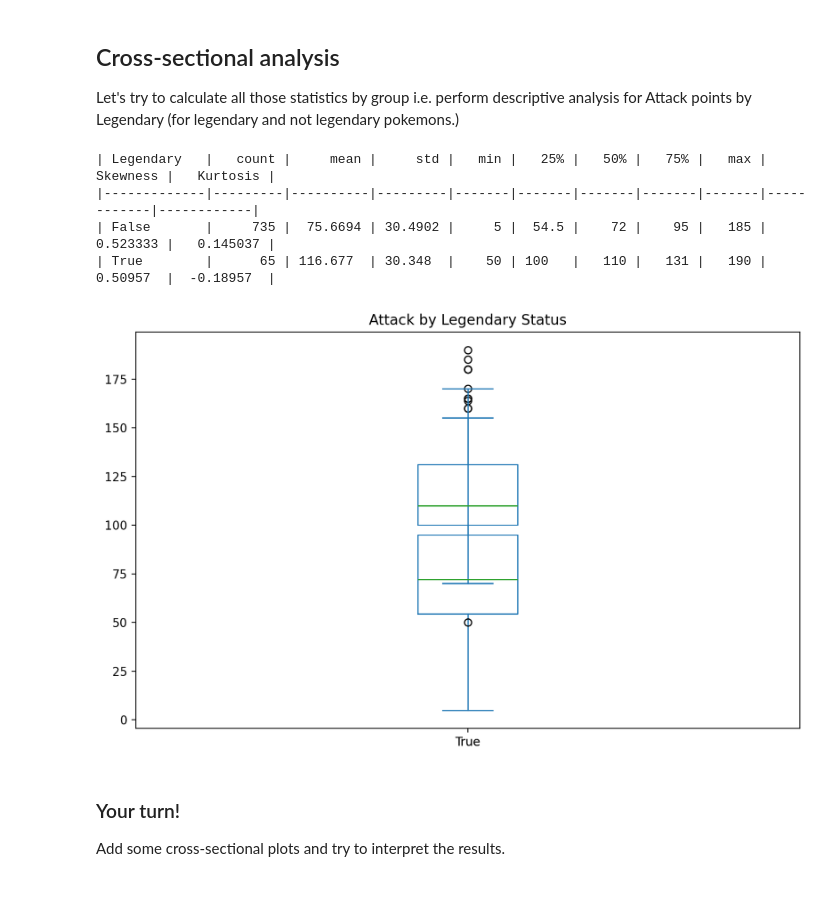
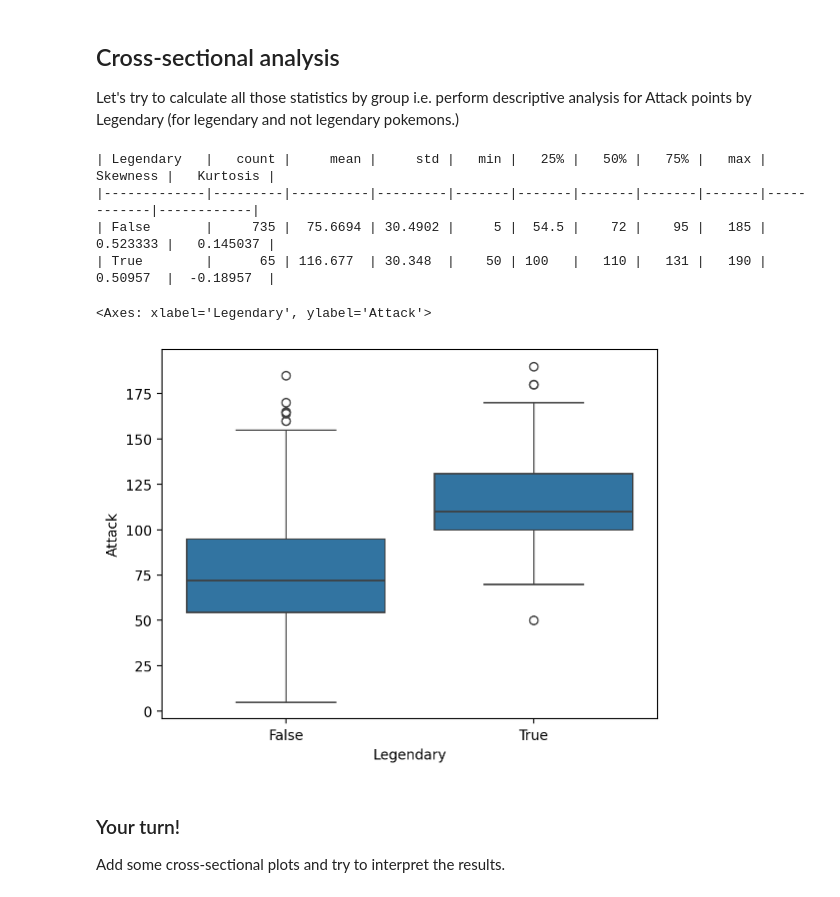
Before and after one commit to MartynaLatka/MartynaLatka.RozaMatlakiewicz.DS.2025, a Jupyter notebook: report5/Exercise8.ipynb, the cells around one changed output. Drawn from its saved outputs; the diff is of its cells as text; code cells hidden in the pictures.

```diff
--- a/report5/Exercise8.ipynb
+++ b/report5/Exercise8.ipynb
@@ -974,18 +974,25 @@ Let's try to calculate all those statistics by group i.e. perform descriptive an
 # %%
 grouped_attack = df_pokemon.groupby('Legendary')['Attack']
 grouped_summary = grouped_attack.describe()
 # let's add skewness and kurtosis now:
 grouped_summary['Skewness'] = grouped_attack.apply(lambda x: x.skew())
 grouped_summary['Kurtosis'] = grouped_attack.apply(lambda x: x.kurt())
 from tabulate import tabulate
 print(tabulate(grouped_summary, headers='keys', tablefmt='github'))  #summary in markdown table now
-plot = grouped_attack.plot(kind='', figsize=(10, 6), title='Attack by Legendary Status')
+
+sns.boxplot(data=df_pokemon, x='Legendary', y='Attack')
+
+### wiecej jest nielegendarnych pokemonow
+### legendarne sa silniejsze
+### wiecej legendarnych pokemonow ma atak powyzej 100
+### wedlug median procent legendarnych, wiekszosc jest silniejsza
 # %% [output]
 | Legendary   |   count |     mean |     std |   min |   25% |   50% |   75% |   max |   Skewness |   Kurtosis |
 |-------------|---------|----------|---------|-------|-------|-------|-------|-------|------------|------------|
 | False       |     735 |  75.6694 | 30.4902 |     5 |  54.5 |    72 |    95 |   185 |   0.523333 |   0.145037 |
 | True        |      65 | 116.677  | 30.348  |    50 | 100   |   110 |   131 |   190 |   0.50957  |  -0.18957  |
+<Axes: xlabel='Legendary', ylabel='Attack'>
-[figure, old version]
+[figure, new version]
 # %% [markdown]
 ### Your turn!
 
```
Also changed, not shown: parts of 7 cells of this notebook.
